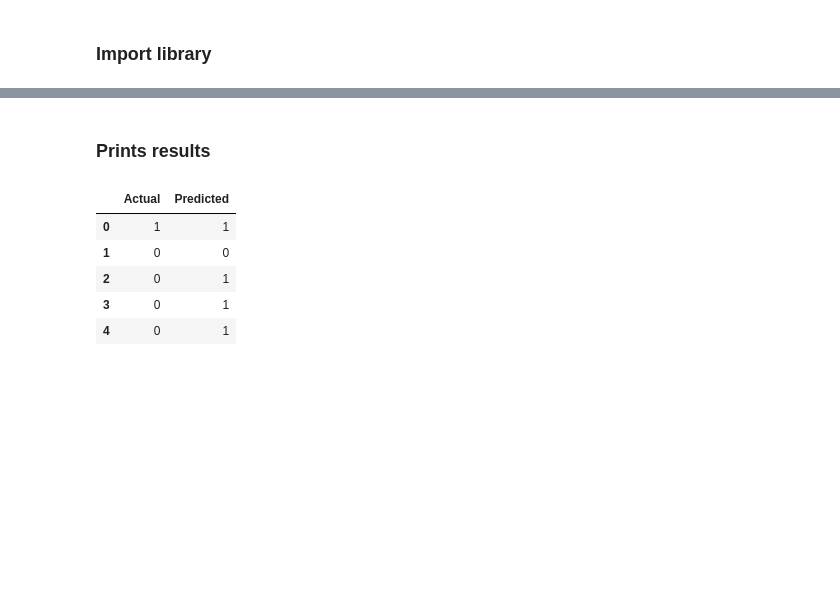
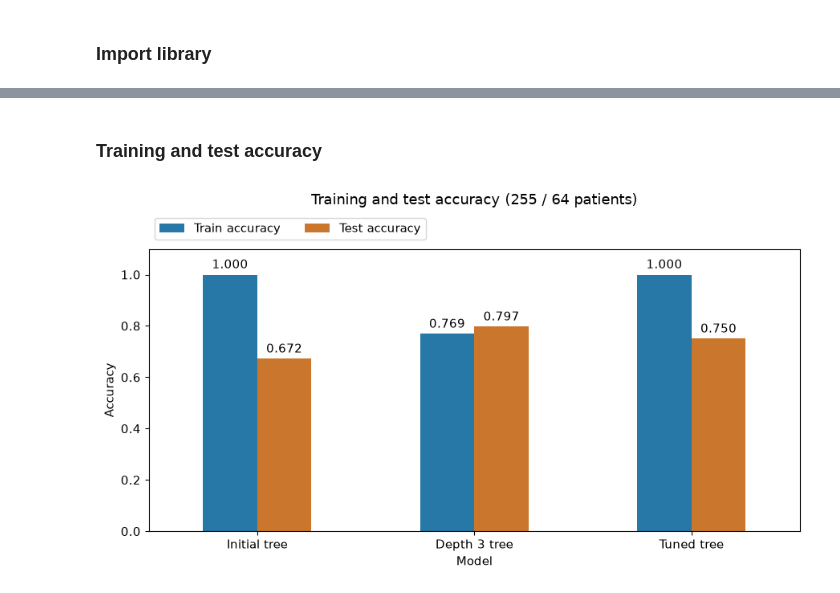
Before and after one commit to aaamainorg/dat540-group1, a Jupyter notebook: Model_decision_tree_dev.ipynb, the cells around one changed output, grey strips where cells are left out. Cells and saved outputs as stored; diff of their text form; code cells hidden in the pictures; blank space fills up the shorter version.

```diff
--- a/Model_decision_tree_dev.ipynb
+++ b/Model_decision_tree_dev.ipynb
@@ -102,9 +78,7 @@ Training accuracy: 1.0
 # %%
-small_tree = DecisionTreeClassifier(criterion="gini", max_depth=3, random_state=77)
-
-initial_scores = cross_val_score(decision_tree, X_train, y_train, cv=3, scoring="accuracy")
-small_scores = cross_val_score(small_tree, X_train, y_train, cv=3, scoring="accuracy")
-
-print("Initial tree accuracy:", initial_scores.mean())
-print("Smaller tree accuracy:", small_scores.mean())
+decision_tree = tree.DecisionTreeClassifier(random_state=77) # lager startmodellen uten dybdegrense.
+small_tree = tree.DecisionTreeClassifier(max_depth=3, random_state=77) # lager et tre med maksdybde 3.
+for name, model in [("Initial tree", decision_tree), ("Depth 3 tree", small_tree)]: # tester begge trærne.
+    scores = ms.cross_val_score(model, X_train, y_train, cv=cv, scoring="accuracy") # måler fem CV-resultater.
+    print(f"{name}: CV accuracy = {scores.mean():.3f}") # viser gjennomsnittlig nøyaktighet for hvert tre.
 # %% [output]
@@ -115,5 +112,20 @@ Smaller tree accuracy: 0.6858858858858858
 # %%
-test_predictions = decision_tree.predict(X_test) # predicts unseen patients
-score = np.sum(y_test == test_predictions) # counts correct answers
-print("Test accuracy:", score / len(y_test)) # calculates accuracy
+models = {"Initial tree": decision_tree, "Depth 3 tree": small_tree, "Tuned tree": best_tree} # samler trærne
+predictions = {} # lagring av modellens svar for testpasientene
+probabilities = {} # lagring av  sannsynligheten for gallestein
+rows = [] # lagring av en enkel resultatlinje per modell
+for name, model in models.items(): # går gjennom alle tre modellene
+    model.fit(X_train, y_train) # trener modellen på treningssettet
+    predictions[name] = model.predict(X_test) # predikerer klassen til testpasientene
+    probabilities[name] = model.predict_proba(X_test)[:, 0] # henter sannsynligheten for klasse 0: gallestein
+    rows.append({ # legger modellens resultater i tabellen
+        "Model": name, "Train accuracy": model.score(X_train, y_train), # lagrer navn og treningsnøyaktighet
+        "Test accuracy": model.score(X_test, y_test), # lagrer nøyaktigheten på testsettet
+        "Gallstone recall": metrics.recall_score(y_test, predictions[name], pos_label=0), # andel gallesteinstilfeller funnet
+        "ROC-AUC": metrics.roc_auc_score(y_test == 0, probabilities[name]) # måler hvor godt gruppene skilles
+    })
+results = pd.DataFrame(rows).set_index("Model") # lager en tabell med modellnavn som radnavn
+print(metrics.classification_report(y_test, predictions["Tuned tree"], # viser detaljer for det tunede treet
+                                    labels=[0, 1], target_names=CLASS_NAMES, digits=3)) # bruker riktige klassenavn
+results.round(3) # viser resultatene med tre desimaler
 # %% [output]
@@ -121,13 +145,15 @@ Test accuracy: 0.6666666666666666
 # %% [markdown]
-### Prints results
+### Training and test accuracy
-# %%
-testOut = pd.concat((pd.DataFrame(np.asarray(y_test)), pd.DataFrame(test_predictions)), axis=1)
-testOut.columns = ["Actual", "Predicted"]
-testOut.head()
-# %% [output]
-|  | Actual | Predicted |
-| 0 | 1 | 1 |
-| 1 | 0 | 0 |
-| 2 | 0 | 1 |
-| 3 | 0 | 1 |
-| 4 | 0 | 1 |
+# %%
+ax = results[["Train accuracy", "Test accuracy"]].plot.bar( # sammenligner trenings- og testnøyaktighet
+    color=[COLORS[0], COLORS[2]], rot=0, ylim=(0, 1.1) # bruker to farger, rette navn og en skala fra null
+)
+ax.set(xlabel="Model", ylabel="Accuracy") # gir navn til aksene
+ax.set_title("Training and test accuracy (255 / 64 patients)", pad=40) # legger til tittel og plass over grafen
+for bars in ax.containers: # går gjennom begge grupper med stolper
+    ax.bar_label(bars, fmt="%.3f", padding=3) # skriver resultatet over hver stolpe
+ax.legend(loc="lower left", bbox_to_anchor=(0, 1.01), ncols=2) # plasserer fargeforklaringen over grafen
+plt.tight_layout() # tilpasser avstanden slik at teksten får plass
+plt.show() # viser grafen
+# %% [output]
+[figure, added]
```
Also changed, not shown: parts of 29 cells of this notebook.
